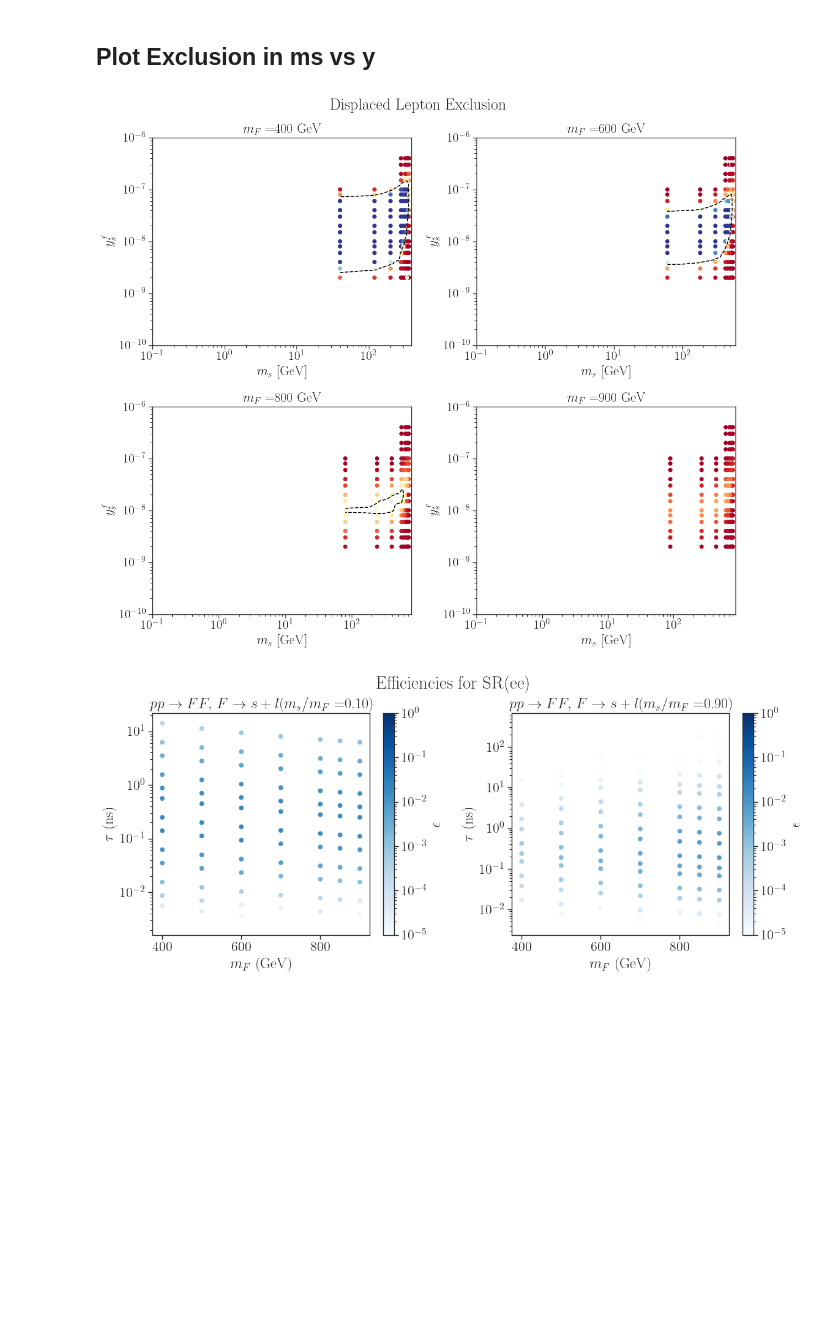
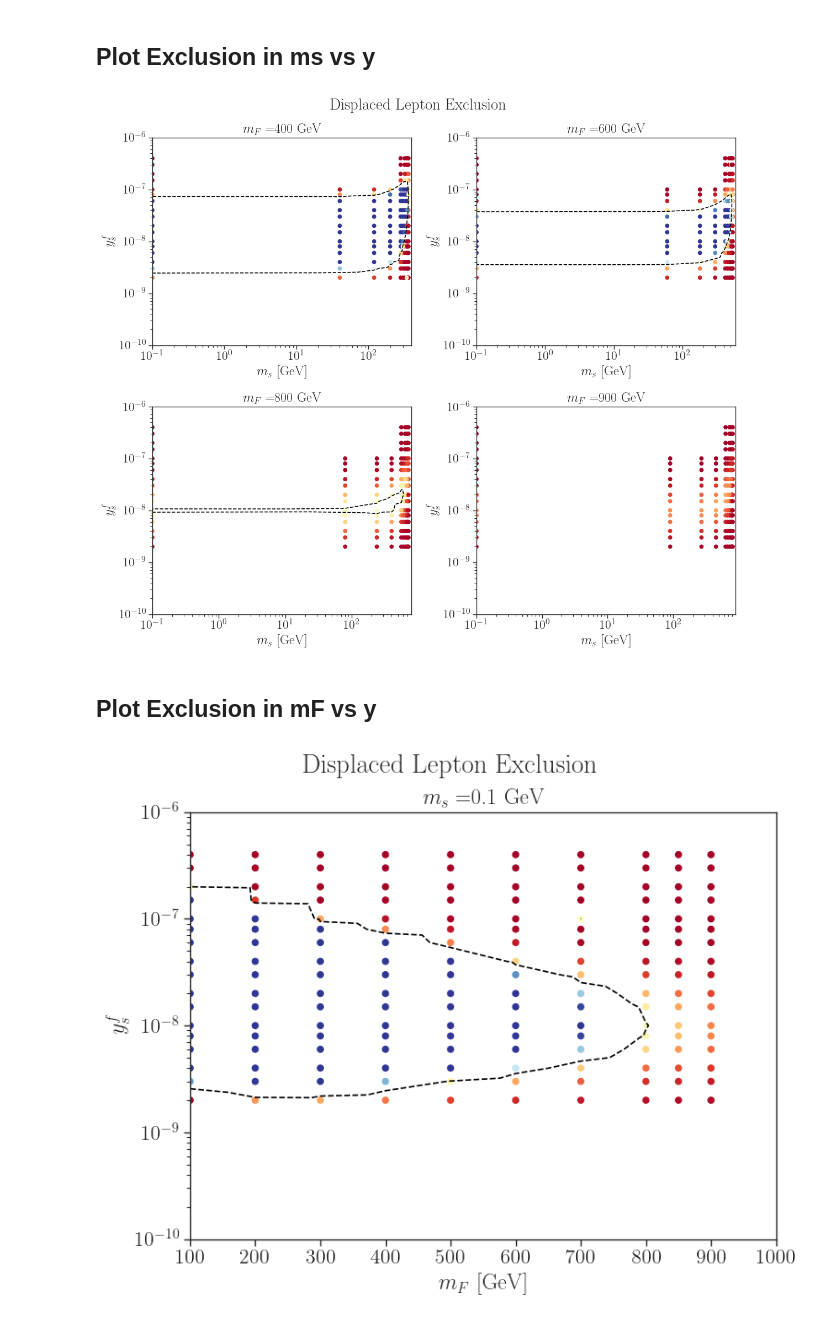
Before and after one commit to andlessa/LowTRHFIMP, a Jupyter notebook: plotting/plotContours_DisplacedLeptons.ipynb, the cells around one changed output. Drawn from its saved outputs; the diff is of its cells as text; code cells hidden in the pictures; blank space fills up the shorter version.

Commit message:
Updated plots. Setting up new scan

```diff
--- a/plotting/plotContours_DisplacedLeptons.ipynb
+++ b/plotting/plotContours_DisplacedLeptons.ipynb
@@ -65,40 +63,49 @@ for iax,ax in enumerate(axes.flat):
     ax.set_ylabel(r'$y_{s}^f$')
     ax.set_yscale('log')
     ax.set_xscale('log')
-    ax.set_xlim(0.1,mF-10.0)
+    ax.set_xlim(1e-1,mF-5.0)
     ax.set_ylim(1e-10,1e-6)
     ax.set_title(title)
+    # ax.set_xticks(np.arange(0.,mF,50.))
+    # ax.grid(True, which='both', ls='--', lw=0.5)
 
 plt.tight_layout()
 plt.suptitle('Displaced Lepton Exclusion', y=1.02)
 plt.show()
 # %% [output]
-[figure, old version]
+[figure, new version]
+# %% [markdown]
+## Plot Exclusion in mF vs y
 # %%
-fig,axList =plt.subplots(figsize=(12,5),nrows=1,ncols=2)
+fig,ax =plt.subplots(figsize=(8,6),nrows=1,ncols=1)
 
 title = r'$p p \to F F,\, F \to s + l$'
-# Select only points with very light DM
+ms = 0.1
 
 
-for iax,ax in enumerate(axList):
-    xDM = xDMList[iax]
-    df = dfRecast[dfRecast['m5000022']/dfRecast['mLLP'] == xDM]
-    x = df['mLLP']
-    y = df['tau0_ns']
-    tit_append = ''
-    z = df['AccEffCuts_ee']
 
-    im = ax.scatter(x,y,c=z,cmap='Blues', norm=LogNorm(vmin=1e-5, vmax=1.0))
-    ax.set_yscale('log')
-    ax.set_ylabel(r'$\tau$ (ns)')
-    ax.set_xlabel(r'$m_{F}$ (GeV)')
-    fig.colorbar(im, ax=ax, label=r'$\epsilon$')
+    # Select points with fixed mF
+df = dfRecast[dfRecast['mDM'] == ms]
+x = df['mLLP'].to_numpy()
+y = df['yDM'].to_numpy()
+title = r'$m_s = $' + f'{ms:1.1f} GeV'
+r = 1.0/df['muUL_observed'].to_numpy()
 
-    ax.set_title(title + r'($m_{s}/m_{F} = $' + f'{xDM:1.2f})')
+im = ax.scatter(x,y,c=r,cmap=cm,vmin=0,vmax=2)
+
+contours = iso_contours_unstructured(x,y,r,z0=1.0,logy=True)
+for contour in contours:
+    ax.plot(contour[:,0], contour[:,1], color='black', linestyle='--')
+ax.set_xlabel(r'$m_{F}$ [GeV]')
+ax.set_ylabel(r'$y_{s}^f$')
+ax.set_yscale('log')
+# ax.set_xscale('log')
+ax.set_xlim(100.0,1000.0)
+ax.set_ylim(1e-10,1e-6)
+ax.set_title(title)
 
 plt.tight_layout()
-plt.suptitle('Efficiencies for SR(ee)', y=1.02)
+plt.suptitle('Displaced Lepton Exclusion', y=1.02)
 plt.show()
 # %% [output]
-[figure, old version]
+[figure, new version]
```
Also changed, not shown: parts of 10 cells of this notebook, 2 other files.
